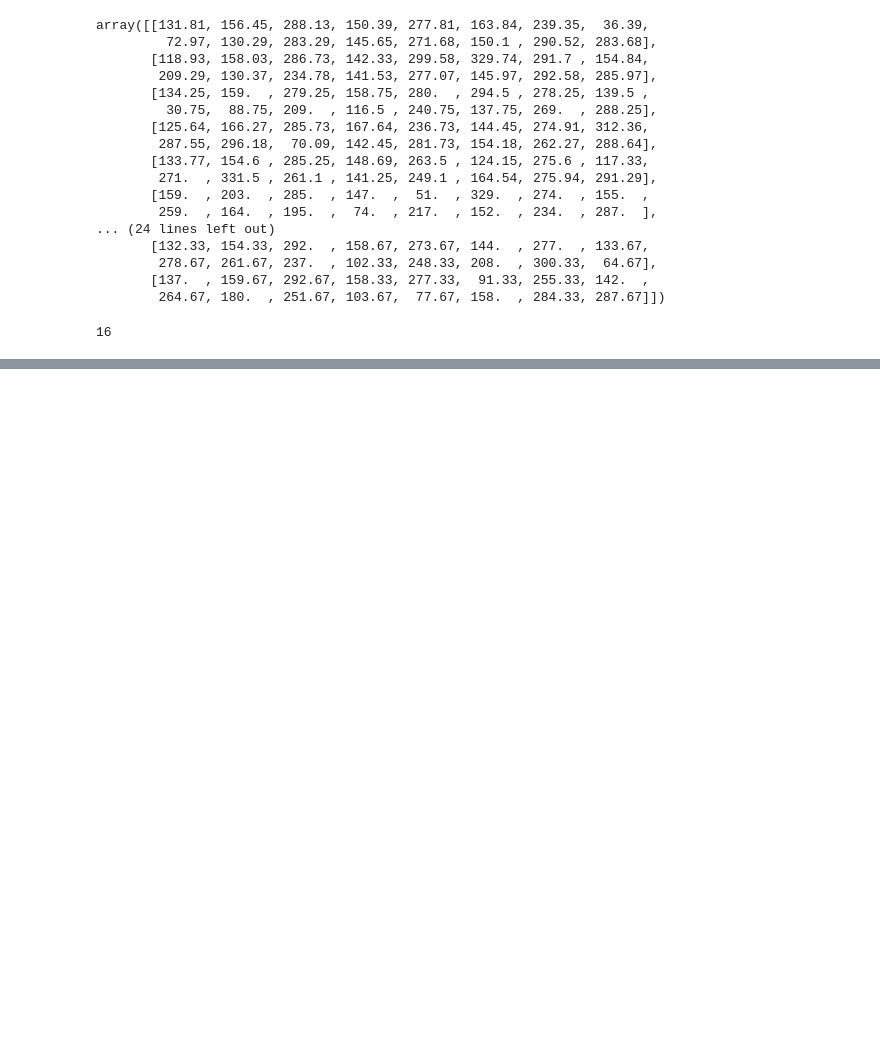
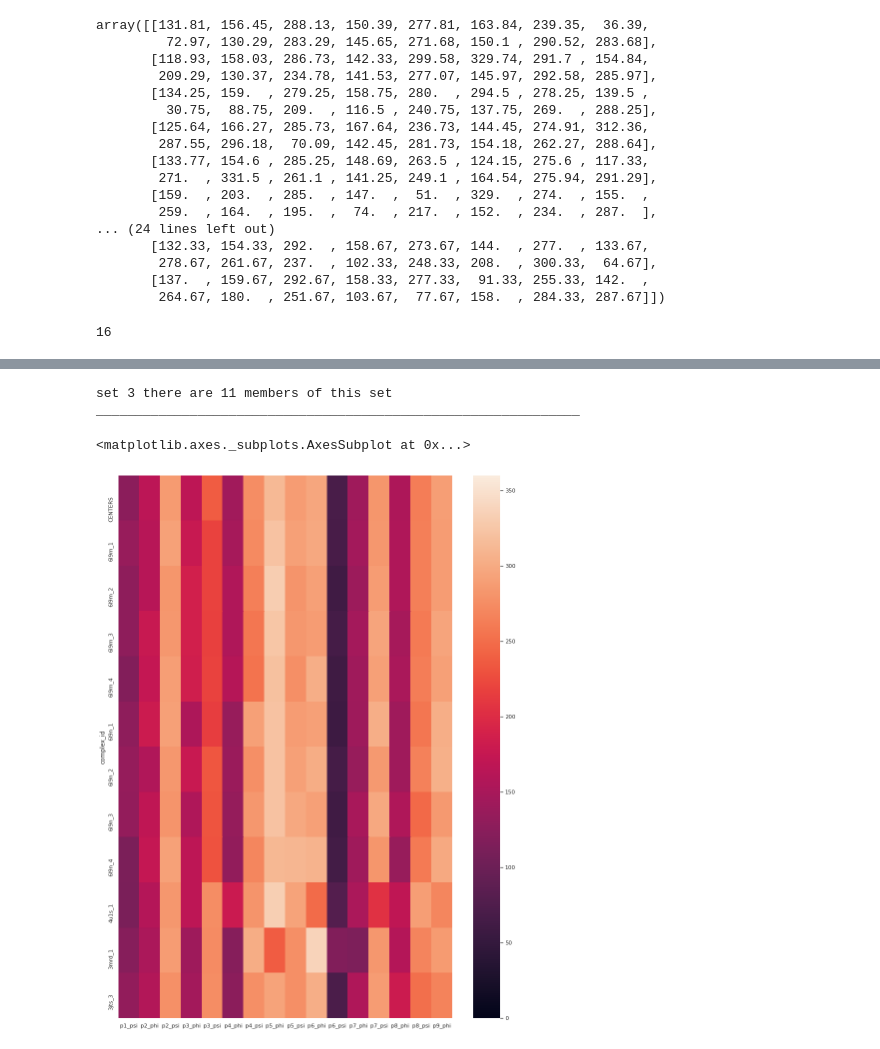
Before and after one commit to histofyi/api.histo.fyi, a Jupyter notebook: Peptide_Classification_for_Nonamers.ipynb, the cells around one changed output, grey strips where cells are left out. Saved outputs shown, nothing was run; the diff lists cells and outputs as text; code cells hidden in the pictures; blank space fills up the shorter version.

```diff
--- a/Peptide_Classification_for_Nonamers.ipynb
+++ b/Peptide_Classification_for_Nonamers.ipynb
@@ -166,0 +204,36 @@ while i < number_of_clusters:
+# %%
+#@title Pick a set (from 0-19)
+current_row =  3#@param {type:"integer"}
+
+j = 0
+k = 0
+
+labels = [row for row in peptide_angle_data]
+current_centers = {'complex_id':['CENTERS']}
+current_set = clusters[current_row]
+
+
+for centers in kmeans.cluster_centers_:
+  if j == current_row:
+    for center in centers:
+      current_centers[labels[k]] = [center]
+      k += 1
+  j += 1
+
+print('set {current_row} there are {member_count} members of this set'.format(current_row = current_row, member_count = len(current_set)))
+print('______________________________________________________________')
+
+this_center = pd.DataFrame.from_dict(current_centers)
+this_center.set_index('complex_id', inplace=True)
+
+frames = [this_center, peptide_angle_data.loc[current_set]]
+
+result = pd.concat(frames)
+
+plt.figure(figsize = (15,20))
+sns.heatmap(result, vmin=0, vmax=360, yticklabels=True)
+# %% [output]
+set 3 there are 11 members of this set
+______________________________________________________________
+<matplotlib.axes._subplots.AxesSubplot at 0x...>
+[figure, added]
```
Also changed, not shown: parts of 5 cells of this notebook.
